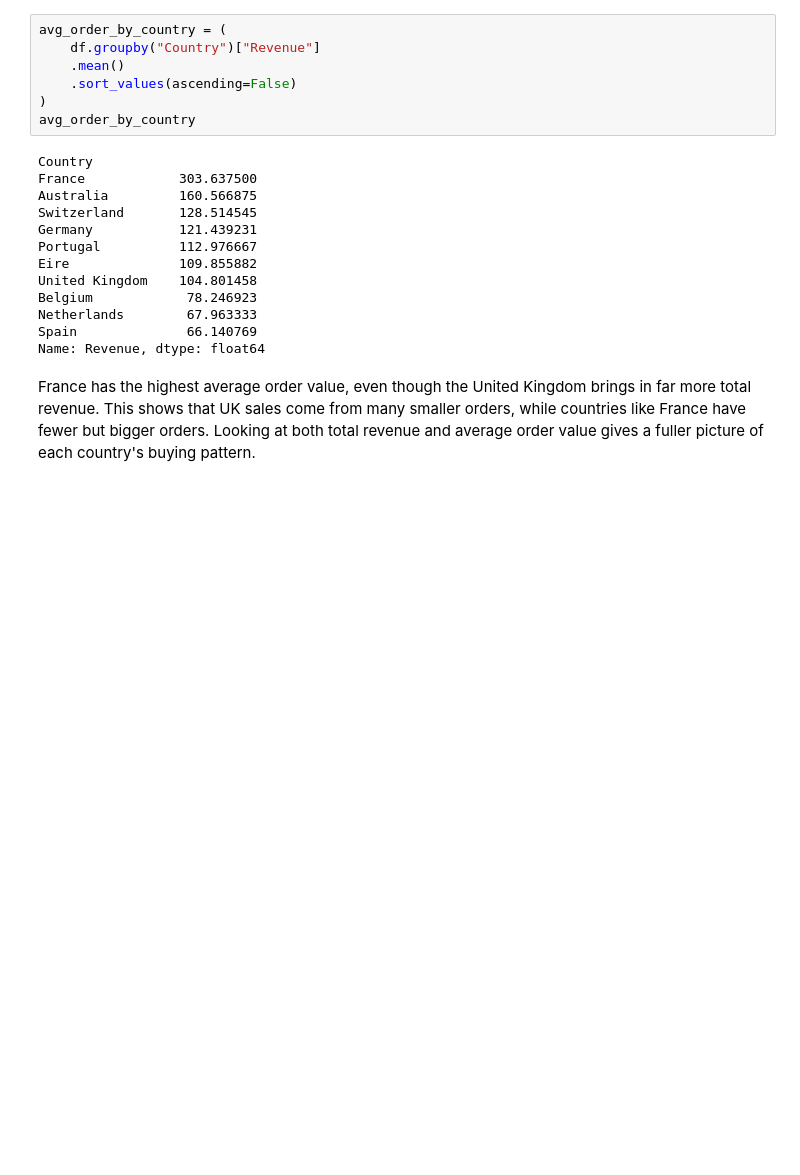
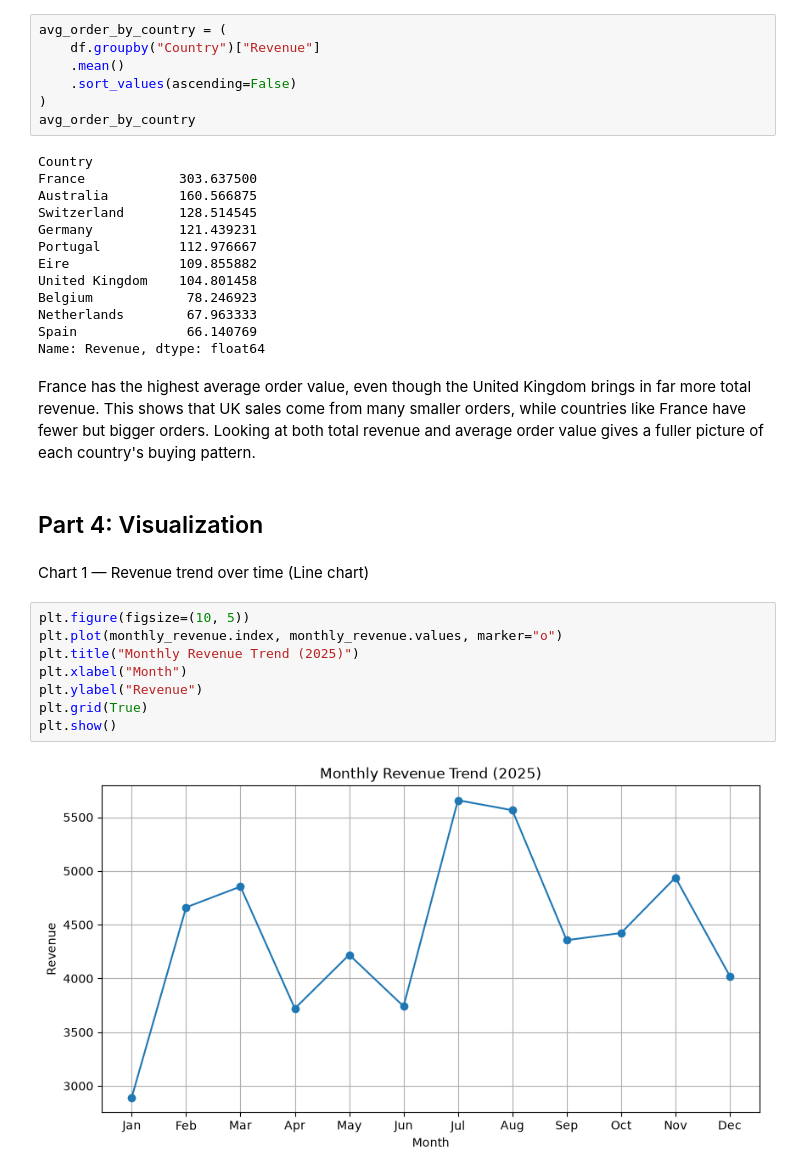
Before and after one commit to Emmanuel-Twumasi-Kwame-Yeboah/retail-sales-analysis, a Jupyter notebook: notebooks/retail_sales_analysis.ipynb, the cells around one changed output. Drawn from its saved outputs; the diff is of its cells as text; blank space fills up the shorter version.

Commit message:
feat: add sales visualizations

```diff
--- a/notebooks/retail_sales_analysis.ipynb
+++ b/notebooks/retail_sales_analysis.ipynb
@@ -409,3 +405,17 @@ Spain              66.140769
 Name: Revenue, dtype: float64
 # %% [markdown]
 France has the highest average order value, even though the United Kingdom brings in far more total revenue. This shows that UK sales come from many smaller orders, while countries like France have fewer but bigger orders. Looking at both total revenue and average order value gives a fuller picture of each country's buying pattern.
+# %% [markdown]
+## Part 4: Visualization
+# %% [markdown]
+Chart 1 — Revenue trend over time (Line chart)
+# %%
+plt.figure(figsize=(10, 5))
+plt.plot(monthly_revenue.index, monthly_revenue.values, marker="o")
+plt.title("Monthly Revenue Trend (2025)")
+plt.xlabel("Month")
+plt.ylabel("Revenue")
+plt.grid(True)
+plt.show()
+# %% [output]
+[figure, added]
```
Also changed, not shown: parts of 14 cells of this notebook.
